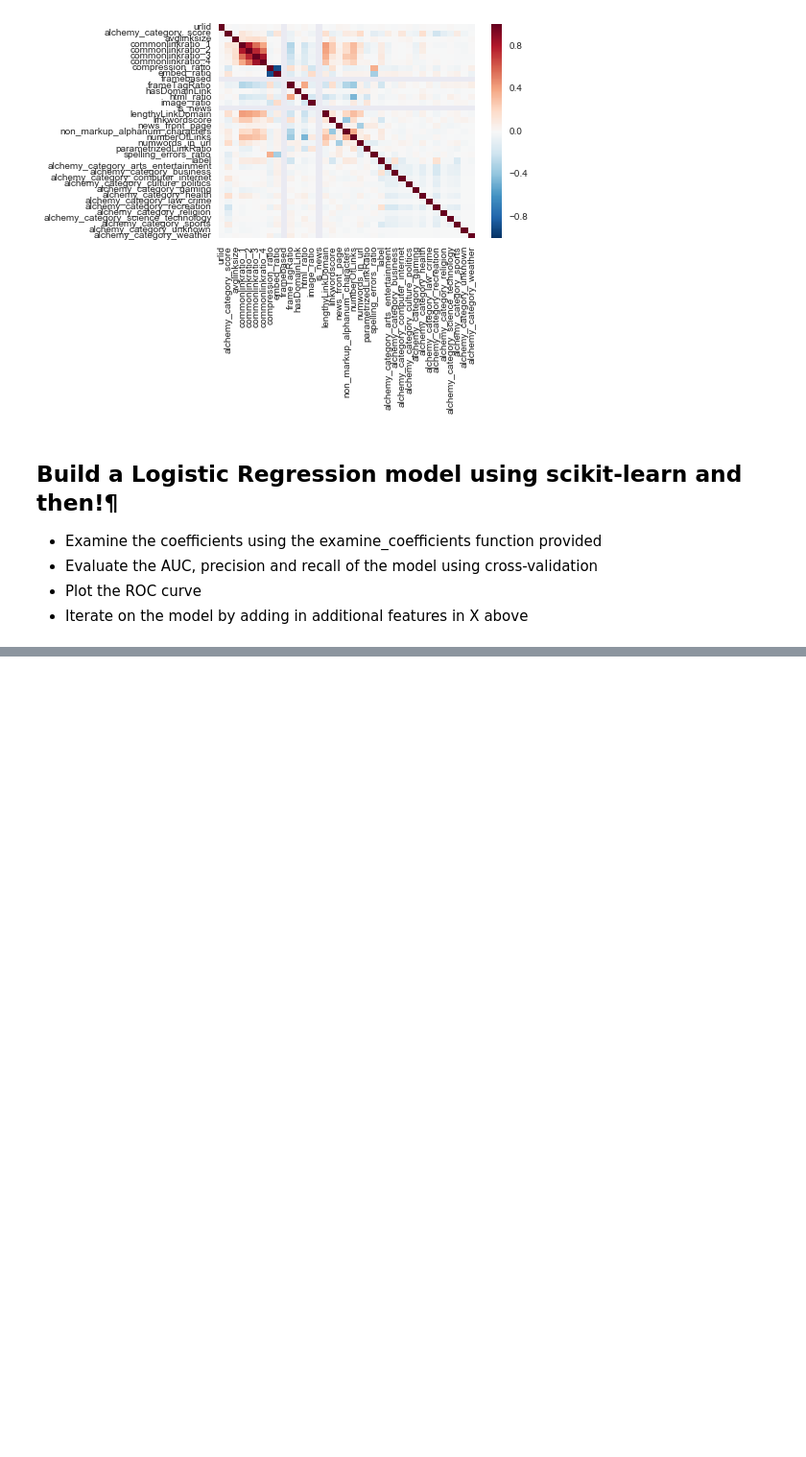
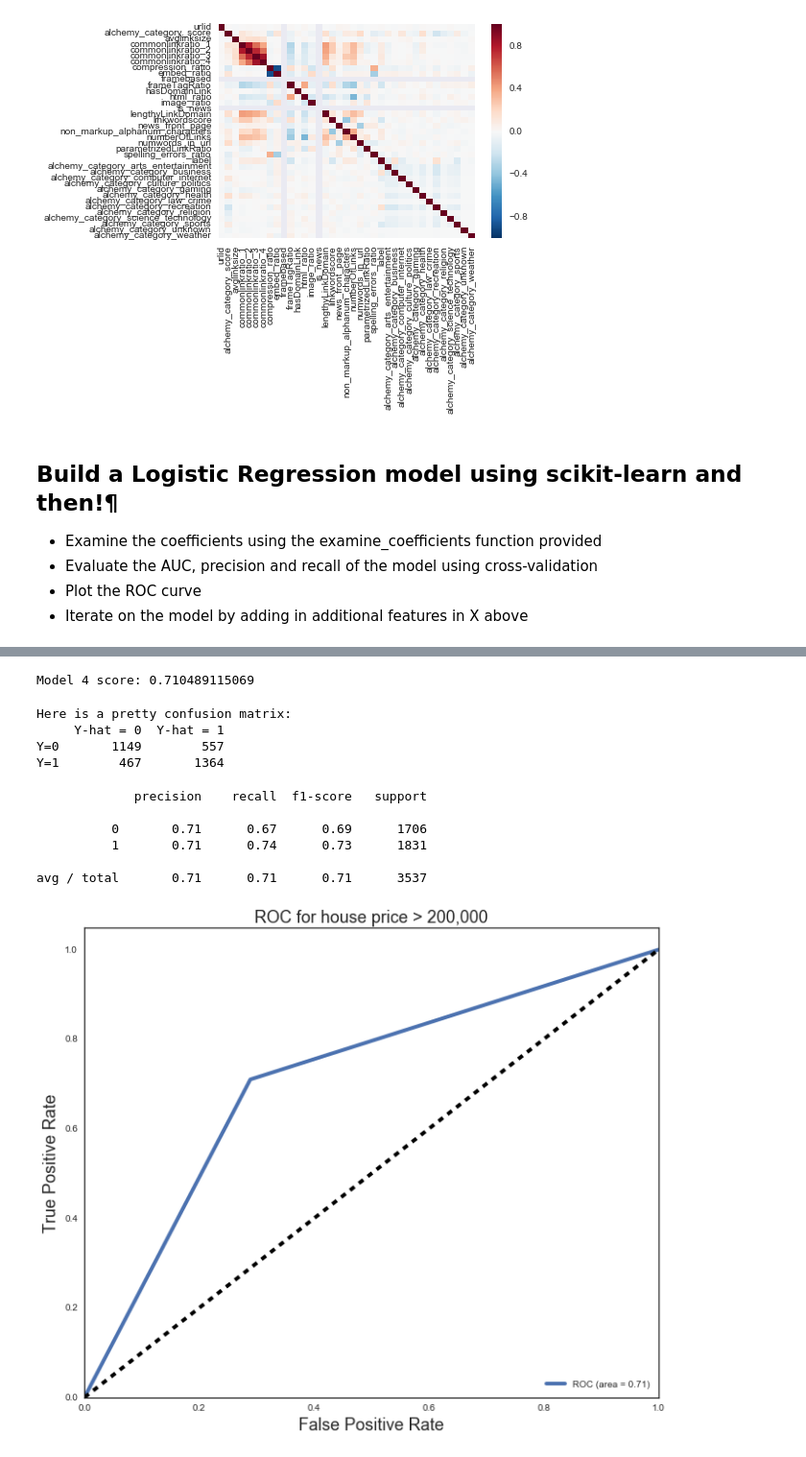
Before and after one commit to cgeppig/DSI_week_03, a Jupyter notebook: Logistic regression model fit lab.ipynb, the cells around one changed output, grey strips where cells are left out. Shown at 96% size. Cells and saved outputs as stored; diff of their text form; code cells hidden in the pictures; blank space fills up the shorter version.

```diff
--- a/Logistic regression model fit lab.ipynb
+++ b/Logistic regression model fit lab.ipynb
@@ -19,3 +32,5 @@ evergreen = pd.get_dummies(evergreen, columns=['alchemy_category'])
+# %%
+evergreen.dropna(inplace=True)
 # %%
 evergreen.columns
 # %% [output]
@@ -67,0 +234,61 @@ def examine_coefficients(model, df):
+# %%
+y4 = evergreen['label']
+x4 = evergreen[['commonlinkratio_3', 'framebased', 'frameTagRatio',
+       'html_ratio', 'linkwordscore', 'news_front_page',
+       'numberOfLinks', 'numwords_in_url',
+       'spelling_errors_ratio', 'alchemy_category_business',
+       'alchemy_category_computer_internet',
+       'alchemy_category_health',
+       'alchemy_category_recreation', 'alchemy_category_sports', 'is_recipe']]
+
+logit4 = LogisticRegression()
+model4 = logit2.fit(x4,y4)
+print "Model 4 score:", model4.score(x4,y4)
+# %% [output]
+Model 4 score: 0.710489115069
+# %%
+y_pred4 = model4.predict(x4)
+conmat4 = np.array(confusion_matrix(y4, y_pred4))
+
+confusion4 = pd.DataFrame(conmat4, index=['Y=0', 'Y=1'],
+                         columns=['Y-hat = 0', 'Y-hat = 1'])
+
+print "\nHere is a pretty confusion matrix: \n", confusion4
+# %% [output]
+Here is a pretty confusion matrix:
+     Y-hat = 0  Y-hat = 1
+Y=0       1149        557
+Y=1        467       1364
+# %%
+print classification_report(y4, y_pred4)
+# %% [output]
+             precision    recall  f1-score   support
+
+          0       0.71      0.67      0.69      1706
+          1       0.71      0.74      0.73      1831
+
+avg / total       0.71      0.71      0.71      3537
+# %%
+# generic curve plotting function
+def auc_plotting_function(rate1, rate2, rate1_name, rate2_name, curve_name):
+    AUC = auc(rate1, rate2)
+    # Plot of a ROC curve for class 1 (has_cancer)
+    plt.figure(figsize=[11,9])
+    plt.plot(rate1, rate2, label=curve_name + ' (area = %0.2f)' % AUC, linewidth=4)
+    plt.plot([0, 1], [0, 1], 'k--', linewidth=4)
+    plt.xlim([0.0, 1.0])
+    plt.ylim([0.0, 1.05])
+    plt.xlabel(rate1_name, fontsize=18)
+    plt.ylabel(rate2_name, fontsize=18)
+    plt.title(curve_name + ' for house price > 200,000', fontsize=18)
+    plt.legend(loc="lower right")
+    plt.show()
+
+# plot receiving operator characteristic curve
+def plot_roc(y_true, y_score):
+    fpr, tpr, _ = roc_curve(y_true, y_score)
+    auc_plotting_function(fpr, tpr, 'False Positive Rate', 'True Positive Rate', 'ROC')
+
+plot_roc(y_pred4, y4)
+# %% [output]
+[figure, added]
```
Also changed, not shown: parts of 13 cells of this notebook, 3 other files.
